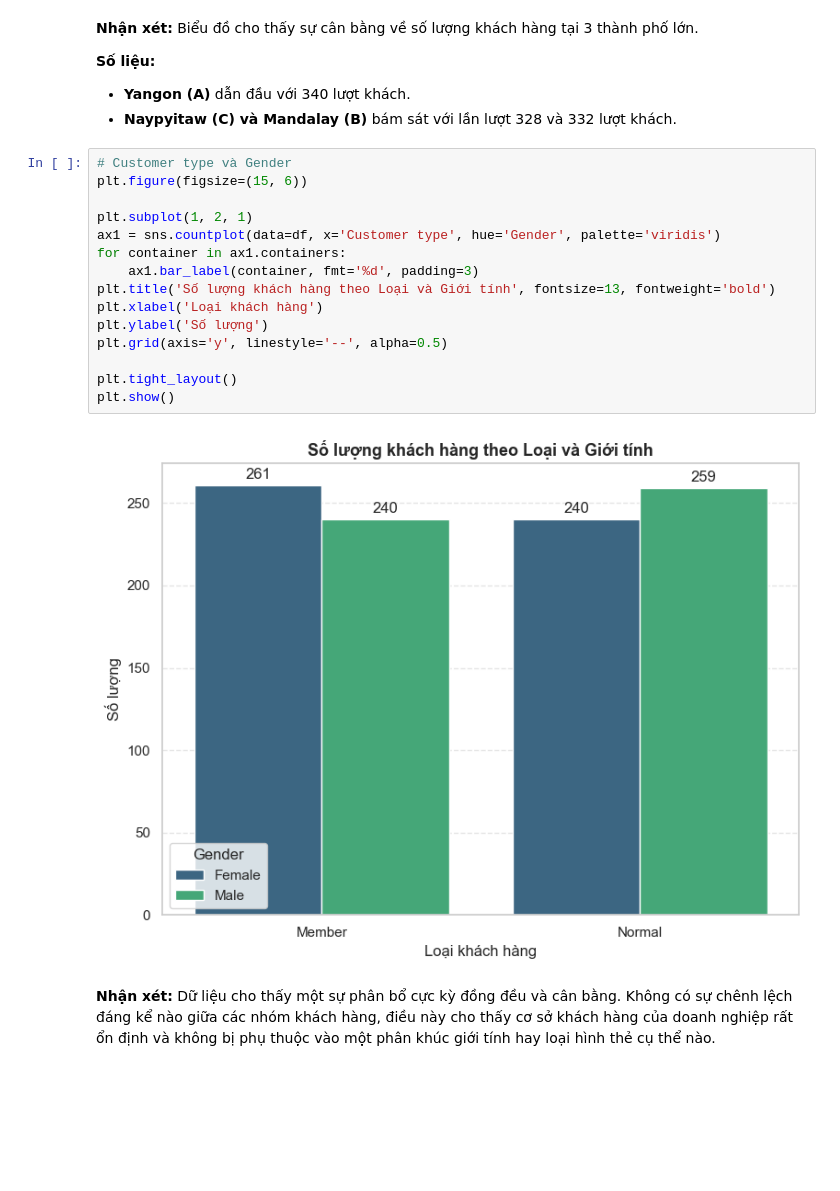
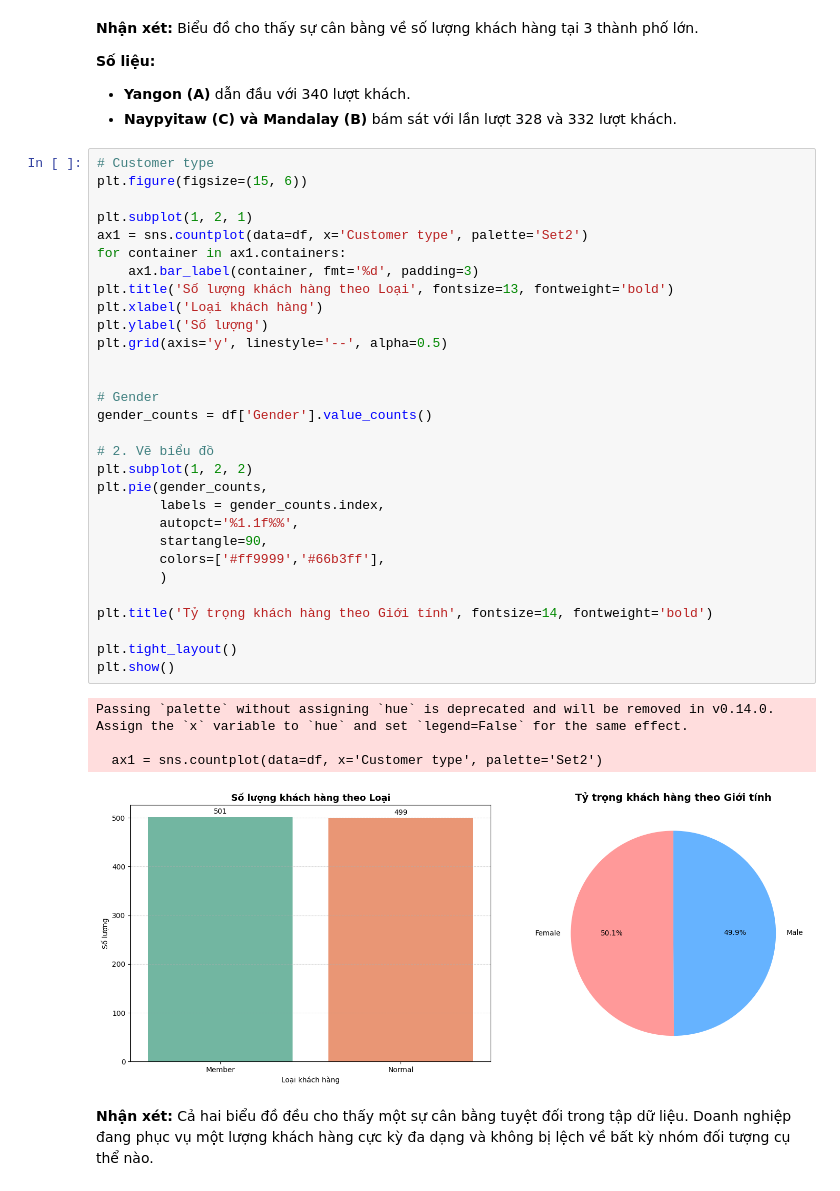
Before and after one commit to Jackxeid/Learn---MindX, a Jupyter notebook: Final Project/finalProject.ipynb, the cells around one changed output. Drawn from its saved outputs; the diff is of its cells as text; blank space fills up the shorter version.

Commit message:
Second chart

```diff
--- a/Final Project/finalProject.ipynb
+++ b/Final Project/finalProject.ipynb
@@ -286,21 +289,51 @@ plt.show()
 - **Yangon (A)** dẫn đầu với 340 lượt khách.
 - **Naypyitaw (C) và Mandalay (B)** bám sát với lần lượt 328 và 332 lượt khách.
 # %%
-# Customer type và Gender
+# Customer type
 plt.figure(figsize=(15, 6))
 
 plt.subplot(1, 2, 1)
-ax1 = sns.countplot(data=df, x='Customer type', hue='Gender', palette='viridis')
+ax1 = sns.countplot(data=df, x='Customer type', palette='Set2')
 for container in ax1.containers:
     ax1.bar_label(container, fmt='%d', padding=3)
-plt.title('Số lượng khách hàng theo Loại và Giới tính', fontsize=13, fontweight='bold')
+plt.title('Số lượng khách hàng theo Loại', fontsize=13, fontweight='bold')
 plt.xlabel('Loại khách hàng')
 plt.ylabel('Số lượng')
 plt.grid(axis='y', linestyle='--', alpha=0.5)
 
+
+# Gender
+gender_counts = df['Gender'].value_counts()
+
+# 2. Vẽ biểu đồ
+plt.subplot(1, 2, 2)
+plt.pie(gender_counts,
+        labels = gender_counts.index,
+        autopct='%1.1f%%',
+        startangle=90,
+        colors=['#ff9999','#66b3ff'],
+        )
+
+plt.title('Tỷ trọng khách hàng theo Giới tính', fontsize=14, fontweight='bold')
+
 plt.tight_layout()
 plt.show()
 # %% [output]
+Passing `palette` without assigning `hue` is deprecated and will be removed in v0.14.0. Assign the `x` variable to `hue` and set `legend=False` for the same effect.
+
+  ax1 = sns.countplot(data=df, x='Customer type', palette='Set2')
-[figure, old version]
+[figure, new version]
 # %% [markdown]
-**Nhận xét:** Dữ liệu cho thấy một sự phân bổ cực kỳ đồng đều và cân bằng. Không có sự chênh lệch đáng kể nào giữa các nhóm khách hàng, điều này cho thấy cơ sở khách hàng của doanh nghiệp rất ổn định và không bị phụ thuộc vào một phân khúc giới tính hay loại hình thẻ cụ thể nào.
+**Nhận xét:** Cả hai biểu đồ đều cho thấy một sự cân bằng tuyệt đối trong tập dữ liệu. Doanh nghiệp đang phục vụ một lượng khách hàng cực kỳ đa dạng và không bị lệch về bất kỳ nhóm đối tượng cụ thể nào.
+
+<!-- Biểu đồ 1: Phân bổ theo Loại khách hàng (Customer type)
+
+Số liệu: Nhóm khách hàng Member (Thành viên) và Normal (Khách lẻ) có số lượng gần như bằng nhau, đạt mức xấp xỉ 500 khách hàng cho mỗi nhóm.
+
+Ý nghĩa: Tỷ lệ chuyển đổi khách hàng vãng lai sang khách hàng thân thiết đang ở mức 50%. Đây là một chỉ số khá tốt, cho thấy các chính sách thành viên có sức hút nhưng vẫn còn dư địa 50% khách hàng lẻ để tiếp tục khai thác.
+
+Biểu đồ 2: Phân bổ theo Giới tính (Gender)
+
+Số liệu: Tương tự, số lượng khách hàng Nam (Male) và Nữ (Female) cũng dao động quanh mức 500 người.
+
+Ý nghĩa: Sản phẩm hoặc dịch vụ của doanh nghiệp mang tính đại chúng cao (Unisex). Không có sự phân biệt về nhu cầu giữa nam và nữ trong việc tiêu dùng tại các chi nhánh. -->
```
Also changed, not shown: parts of 1 cell of this notebook.
